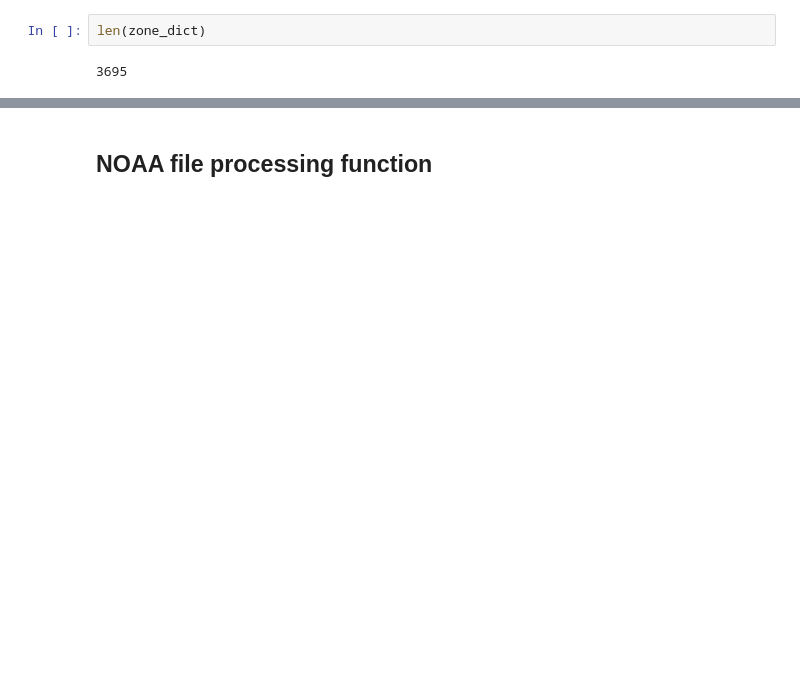
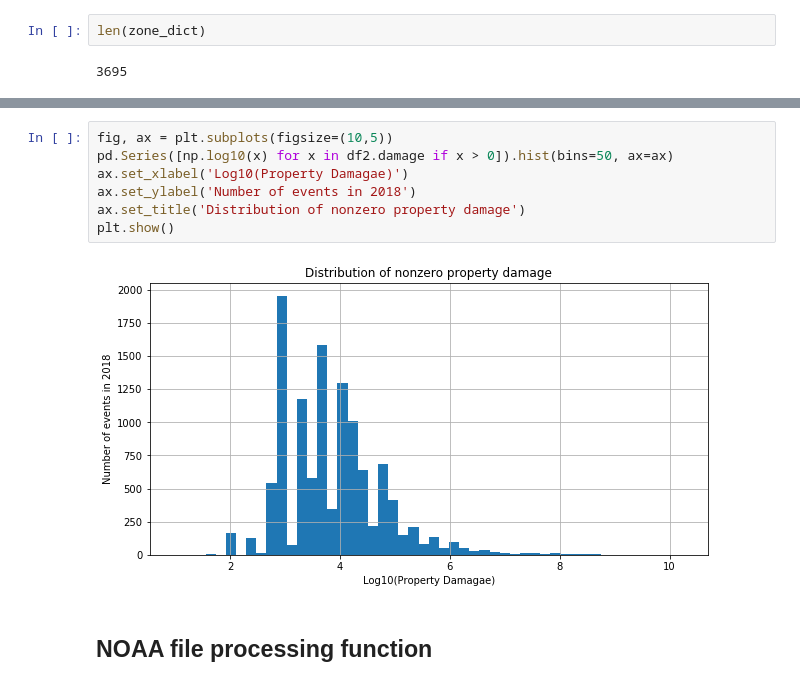
Before and after one commit to labs12-should-i-live-here/DS, a Jupyter notebook: notebooks/DMA9 - Damages by county.ipynb, the cells around one changed output, grey strips where cells are left out. Drawn from its saved outputs; the diff is of its cells as text; blank space fills up the shorter version.

```diff
--- a/notebooks/DMA9 - Damages by county.ipynb
+++ b/notebooks/DMA9 - Damages by county.ipynb
@@ -123,3 +234,12 @@ len(zone_dict)
+# %%
+fig, ax = plt.subplots(figsize=(10,5))
+pd.Series([np.log10(x) for x in df2.damage if x > 0]).hist(bins=50, ax=ax)
+ax.set_xlabel('Log10(Property Damagae)')
+ax.set_ylabel('Number of events in 2018')
+ax.set_title('Distribution of nonzero property damage')
+plt.show()
+# %% [output]
+[figure, added]
 # %% [markdown]
 ## NOAA file processing function
 # %%
```
Also changed, not shown: parts of 34 cells of this notebook, 2 other files.
